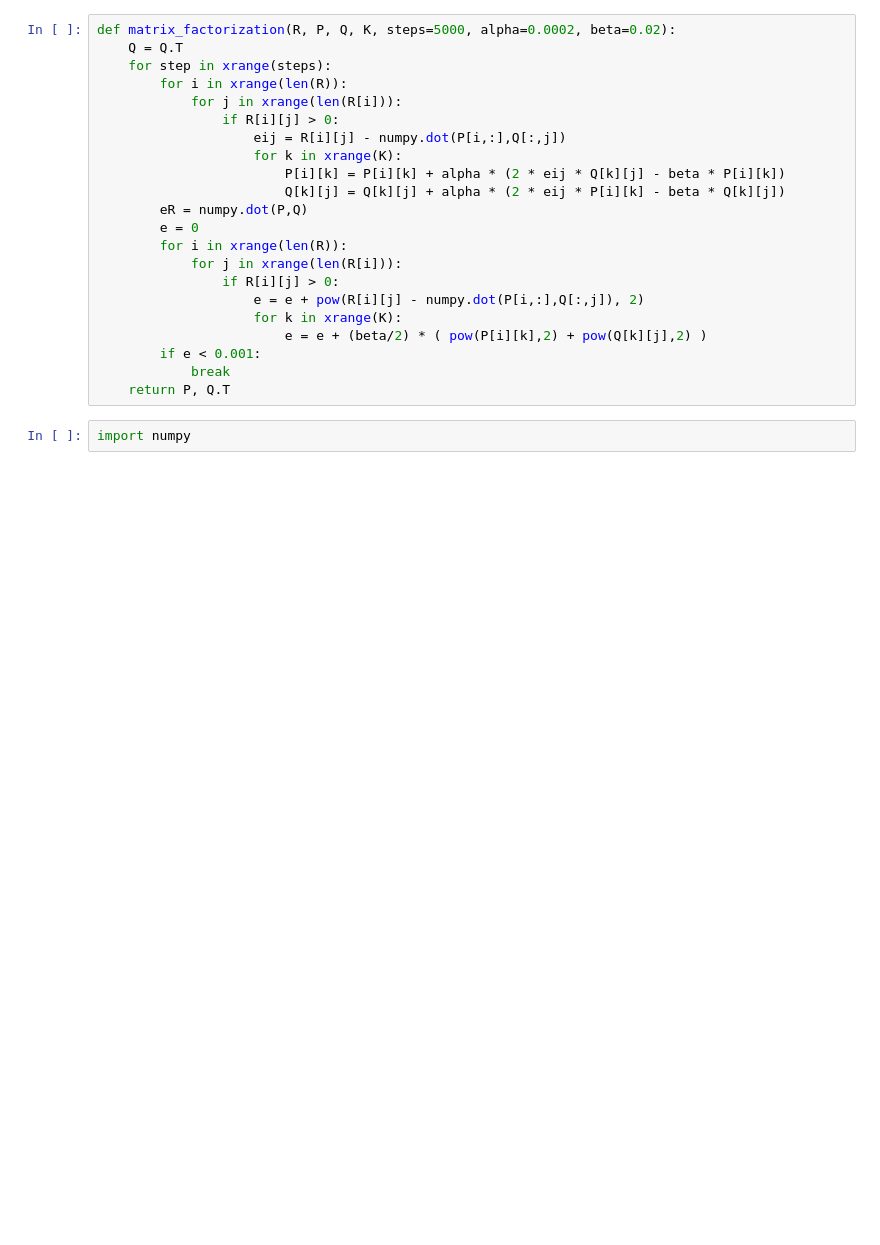
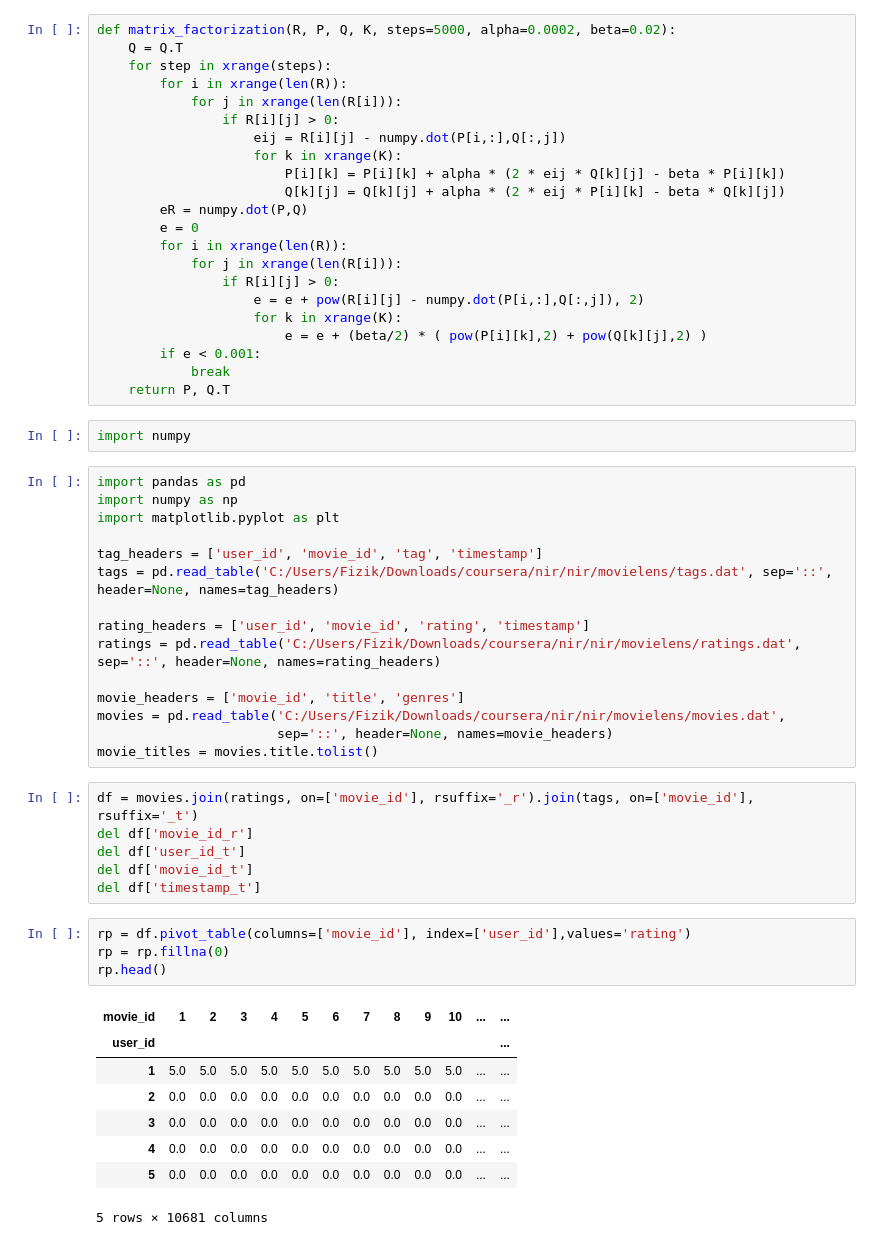
Before and after one commit to FizikRoot/nir, a Jupyter notebook: nir/simple impl.ipynb, the cells around one changed output. Saved outputs shown, nothing was run; the diff lists cells and outputs as text; blank space fills up the shorter version.

```diff
--- a/nir/simple impl.ipynb
+++ b/nir/simple impl.ipynb
@@ -22,3 +22,37 @@ def matrix_factorization(R, P, Q, K, steps=5000, alpha=0.0002, beta=0.02):
     return P, Q.T
 # %%
 import numpy
+# %%
+import pandas as pd
+import numpy as np
+import matplotlib.pyplot as plt
+
+tag_headers = ['user_id', 'movie_id', 'tag', 'timestamp']
+tags = pd.read_table('C:/Users/Fizik/Downloads/coursera/nir/nir/movielens/tags.dat', sep='::', header=None, names=tag_headers)
+
+rating_headers = ['user_id', 'movie_id', 'rating', 'timestamp']
+ratings = pd.read_table('C:/Users/Fizik/Downloads/coursera/nir/nir/movielens/ratings.dat', sep='::', header=None, names=rating_headers)
+
+movie_headers = ['movie_id', 'title', 'genres']
+movies = pd.read_table('C:/Users/Fizik/Downloads/coursera/nir/nir/movielens/movies.dat',
+                       sep='::', header=None, names=movie_headers)
+movie_titles = movies.title.tolist()
+# %%
+df = movies.join(ratings, on=['movie_id'], rsuffix='_r').join(tags, on=['movie_id'], rsuffix='_t')
+del df['movie_id_r']
+del df['user_id_t']
+del df['movie_id_t']
+del df['timestamp_t']
+# %%
+rp = df.pivot_table(columns=['movie_id'], index=['user_id'],values='rating')
+rp = rp.fillna(0)
+rp.head()
+# %% [output]
+| movie_id | 1 | 2 | 3 | 4 | 5 | 6 | 7 | 8 | 9 | 10 | ... | ... |
+| user_id |  |  |  |  |  |  |  |  |  |  |  | ... |
+| 1 | 5.0 | 5.0 | 5.0 | 5.0 | 5.0 | 5.0 | 5.0 | 5.0 | 5.0 | 5.0 | ... | ... |
+| 2 | 0.0 | 0.0 | 0.0 | 0.0 | 0.0 | 0.0 | 0.0 | 0.0 | 0.0 | 0.0 | ... | ... |
+| 3 | 0.0 | 0.0 | 0.0 | 0.0 | 0.0 | 0.0 | 0.0 | 0.0 | 0.0 | 0.0 | ... | ... |
+| 4 | 0.0 | 0.0 | 0.0 | 0.0 | 0.0 | 0.0 | 0.0 | 0.0 | 0.0 | 0.0 | ... | ... |
+| 5 | 0.0 | 0.0 | 0.0 | 0.0 | 0.0 | 0.0 | 0.0 | 0.0 | 0.0 | 0.0 | ... | ... |
+5 rows × 10681 columns
```
Also changed, not shown: parts of 4 cells of this notebook, 10 other files.
